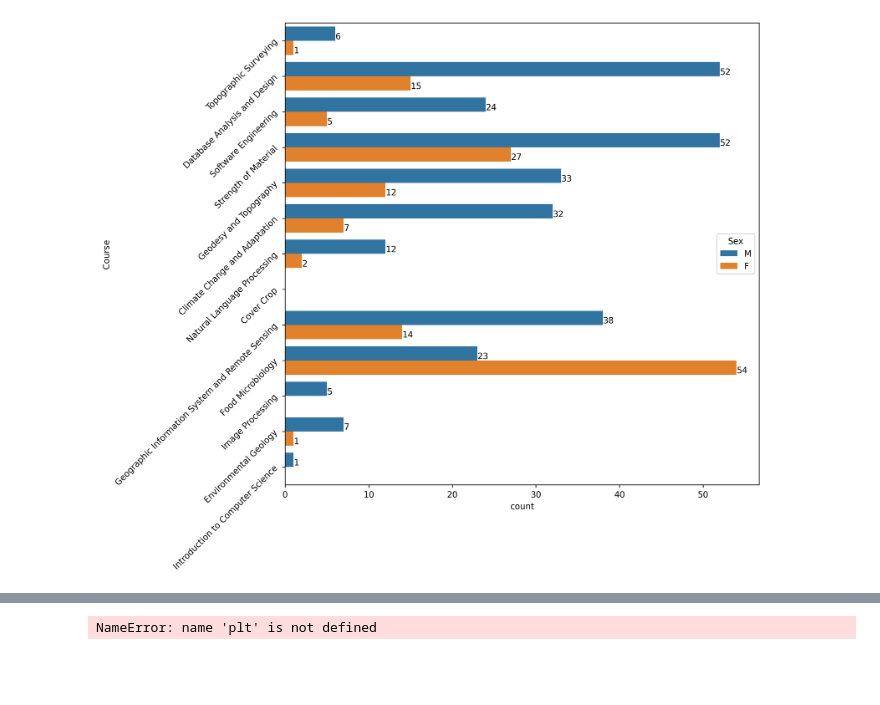
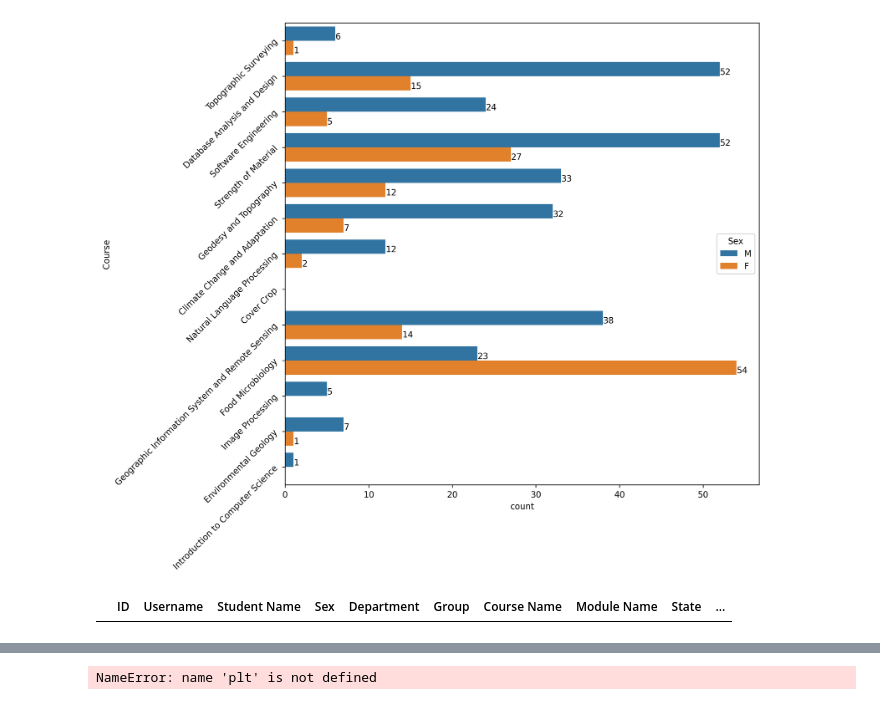
Before and after one commit to VIRAK33/Streamlit, a Jupyter notebook: I5Project_Data visualization.ipynb, the cells around one changed output, grey strips where cells are left out. Cells and saved outputs as stored; diff of their text form; code cells hidden in the pictures; blank space fills up the shorter version.

```diff
--- a/I5Project_Data visualization.ipynb
+++ b/I5Project_Data visualization.ipynb
@@ -44,6 +44,13 @@ for p in g2.patches:
         g2.annotate(percentage, (x, y))
 # %% [output]
 [figure]
+# %%
+endDate  = '2020-11-13'
+startDate  = '2020-9-01'
+
+md[(md['Completion Date'] >= str(startDate)) & (md['Completion Date'] <= str(endDate)) & (md['Course Name'] == course)]
+# %% [output]
+|  | ID | Username | Student Name | Sex | Department | Group | Course Name | Module Name | State | ... |
 # %%
 md[md['Group'] == 'I3-GIC']
 # %% [output]
```
Also changed, not shown: parts of 1 cell of this notebook, 14 other files.
